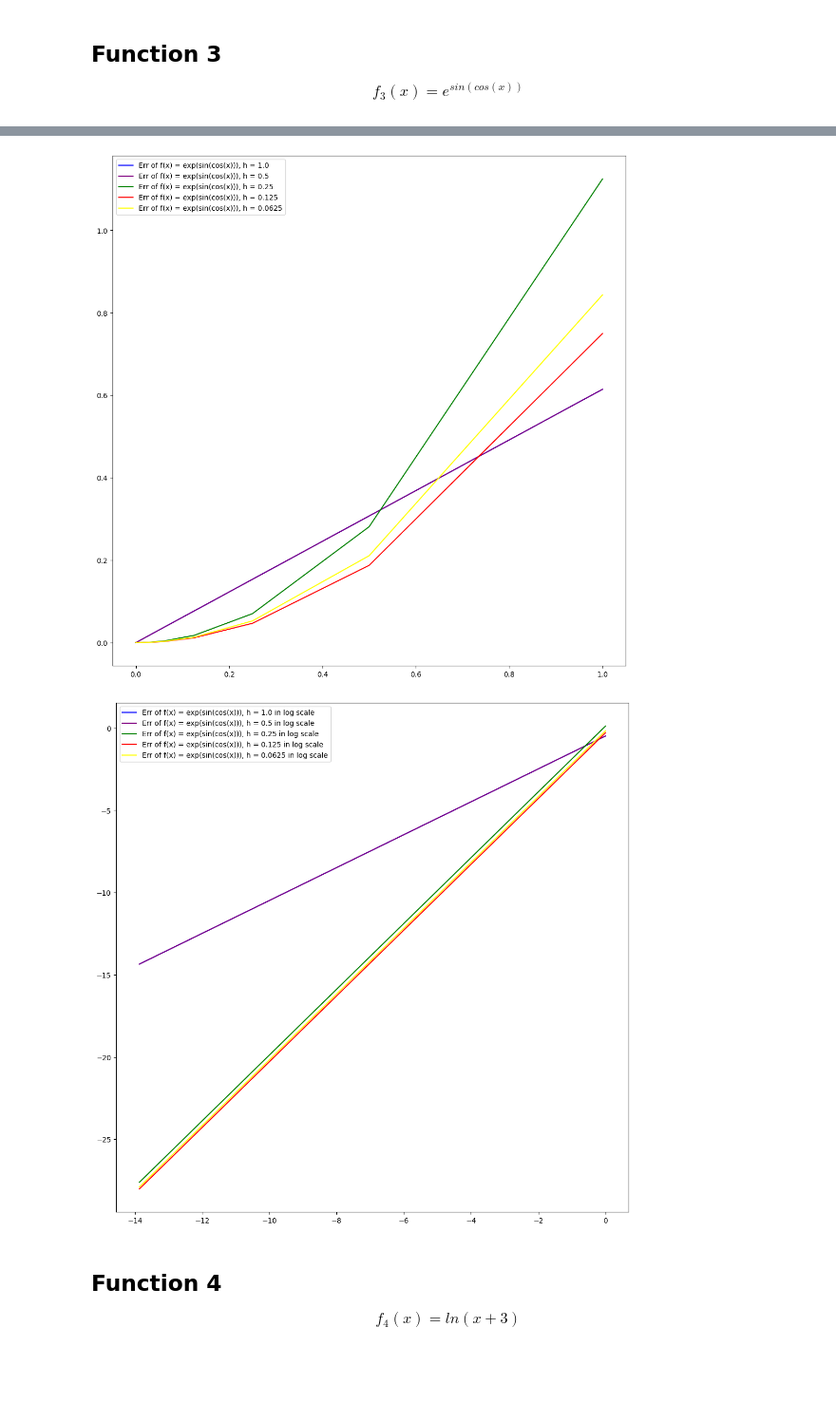
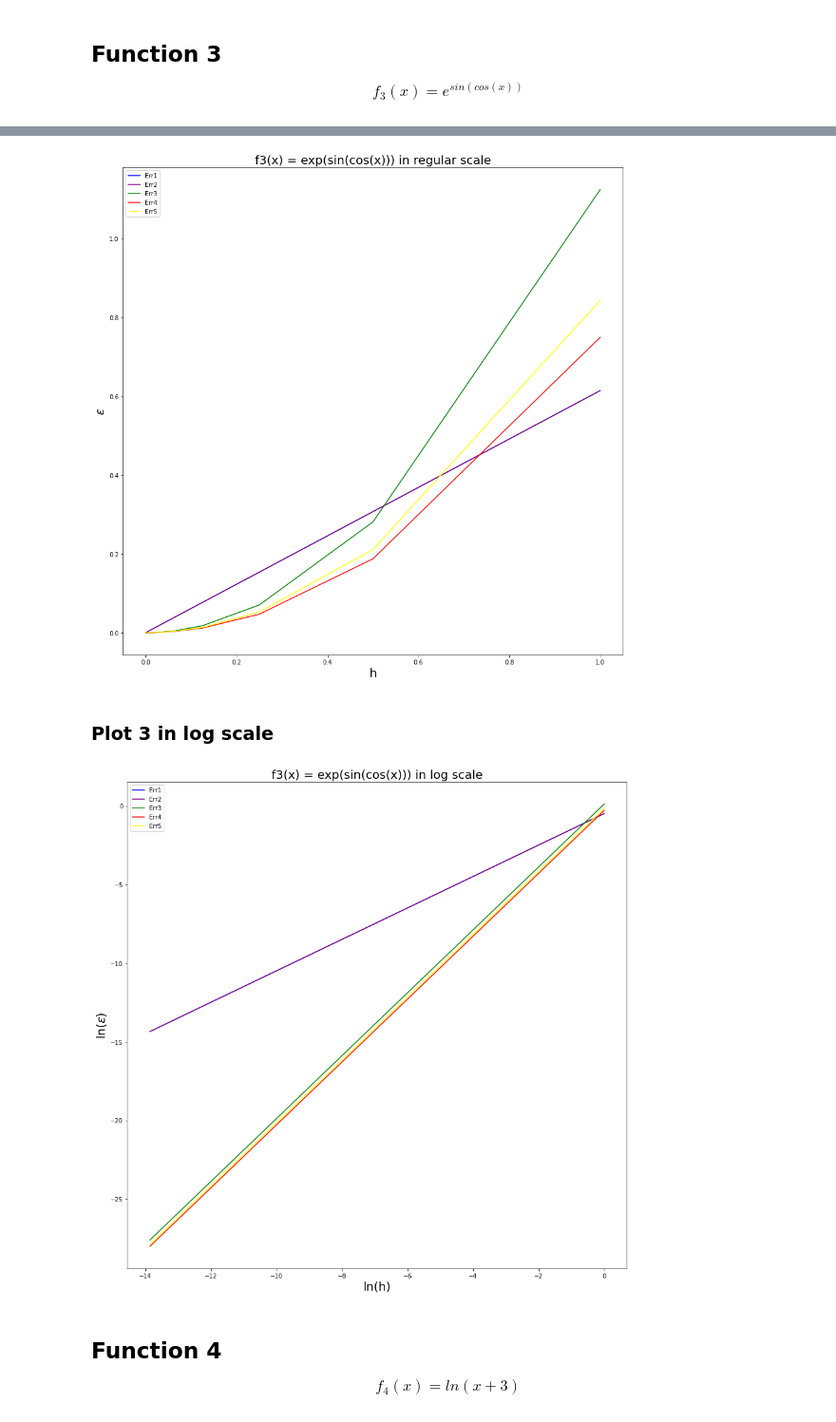
Before and after one commit to Mikholen/computational_math, a Jupyter notebook: task1.ipynb, the cells around one changed output, grey strips where cells are left out. Shown at 95% size. Cells and saved outputs as stored; diff of their text form; code cells hidden in the pictures; blank space fills up the shorter version.

```diff
--- a/task1.ipynb
+++ b/task1.ipynb
@@ -110,12 +119,17 @@ y_data1_log[4] = method_err5_log(f1_third_derivative)
 # %%
 cols  = ['blue', 'purple', 'green', 'red', 'yellow']
 
-size = 13
+size = 15
 plt.figure (figsize=(size, size))
+
+ax = plt.gca()
+ax.set_title('f1(x) = sin(x^2) in log scale', size=20)
+ax.set_xlabel (r"ln(h)", fontsize = 20)
+ax.set_ylabel (r"ln($\epsilon$)", fontsize = 20)
 
 for i in range (0, len(y_data1)):
 
-    plt.plot(np.log(x_data), y_data1_log[i], color = cols[i], label = 'Err of f(x) = sin(x*x), h = ' + str(x_data[i]) +  ' in log scale')
+    plt.plot(np.log(x_data), y_data1_log[i], color = cols[i], label = 'Err' + str(i+1))
     plt.legend(loc='best')
 
     plt.show
@@ -144,14 +158,15 @@ y_data2[4] = method_err5(f2_third_derivative)
 # %%
-size = 13
+size = 15
 plt.figure (figsize=(size, size))
 
 ax = plt.gca ()
+ax.set_title('f2(x) = cos(sin(x)) in regular scale', size=20)
 ax.set_xlabel (r"h", fontsize = 20)
 ax.set_ylabel (r"$\epsilon$", fontsize = 20)
 
 for i in range (0, len(y_data2)):
 
-    plt.plot(x_data, y_data2[i], color = cols[i], label = 'Err of f(x) = cos(sin(x)), h = ' + str(x_data[i]))
+    plt.plot(x_data, y_data2[i], color = cols[i], label = 'Err' + str(i+1))
     plt.legend(loc='best')
 
 
@@ -178,10 +193,15 @@ y_data2_log[4] = method_err5_log(f2_third_derivative)
 # %%
-size = 13
+size = 15
 plt.figure (figsize=(size, size))
+
+ax = plt.gca ()
+ax.set_title('f2(x) = cos(sin(x)) in log scale', size=20)
+ax.set_xlabel (r"ln(h)", fontsize = 20)
+ax.set_ylabel (r"ln($\epsilon$)", fontsize = 20)
 
 for i in range (0, len(y_data2)):
 
-    plt.plot(np.log(x_data), y_data2_log[i], color = cols[i], label = 'Err of f(x) = cos(sin(x)), h = ' + str(x_data[i]) +  ' in log scale')
+    plt.plot(np.log(x_data), y_data2_log[i], color = cols[i], label = 'Err' + str(i+1))
     plt.legend(loc='best')
 
     plt.show
@@ -208,15 +230,20 @@ y_data3[4] = method_err5(f3_third_derivative)
 # %%
-size = 13
+size = 15
 plt.figure (figsize=(size, size))
+
+ax = plt.gca ()
+ax.set_title('f3(x) = exp(sin(cos(x))) in regular scale', size=20)
+ax.set_xlabel (r"h", fontsize = 20)
+ax.set_ylabel (r"$\epsilon$", fontsize = 20)
 
 for i in range (0, len(y_data3)):
 
-    plt.plot(x_data, y_data3[i], color = cols[i], label = 'Err of f(x) = exp(sin(cos(x))), h = ' + str(x_data[i]))
+    plt.plot(x_data, y_data3[i], color = cols[i], label = 'Err' + str(i+1))
     plt.legend(loc='best')
 
     plt.show
 # %% [output]
-[figure, old version]
+[figure, new version]
 # %%
 #first function is f3(x) = exp(sin(cos(x))) in log scale
 
@@ -232,18 +259,25 @@ y_data3_log[1] = method_err2_log(f3_second_derivative)
 y_data3_log[2] = method_err3_log(f3_third_derivative)
 y_data3_log[3] = method_err4_log(f3_third_derivative)
 y_data3_log[4] = method_err5_log(f3_third_derivative)
+# %% [markdown]
+### Plot 3 in log scale
 # %%
-size = 13
+size = 15
 plt.figure (figsize=(size, size))
+
+ax = plt.gca ()
+ax.set_title('f3(x) = exp(sin(cos(x))) in log scale', size=20)
+ax.set_xlabel (r"ln(h)", fontsize = 20)
+ax.set_ylabel (r"ln($\epsilon$)", fontsize = 20)
 
 for i in range (0, len(y_data3_log)):
 
-    plt.plot(np.log(x_data), y_data3_log[i], color = cols[i], label = 'Err of f(x) = exp(sin(cos(x))), h = ' + str(x_data[i])+ ' in log scale')
+    plt.plot(np.log(x_data), y_data3_log[i], color = cols[i], label = 'Err' + str(i+1))
     plt.legend(loc='best')
 
     plt.show
 # %% [output]
-[figure, old version]
+[figure, new version]
 # %% [markdown]
 ## Function 4
 $$ f_4(x) = ln(x+3) $$
```
Also changed, not shown: parts of 25 cells of this notebook.
